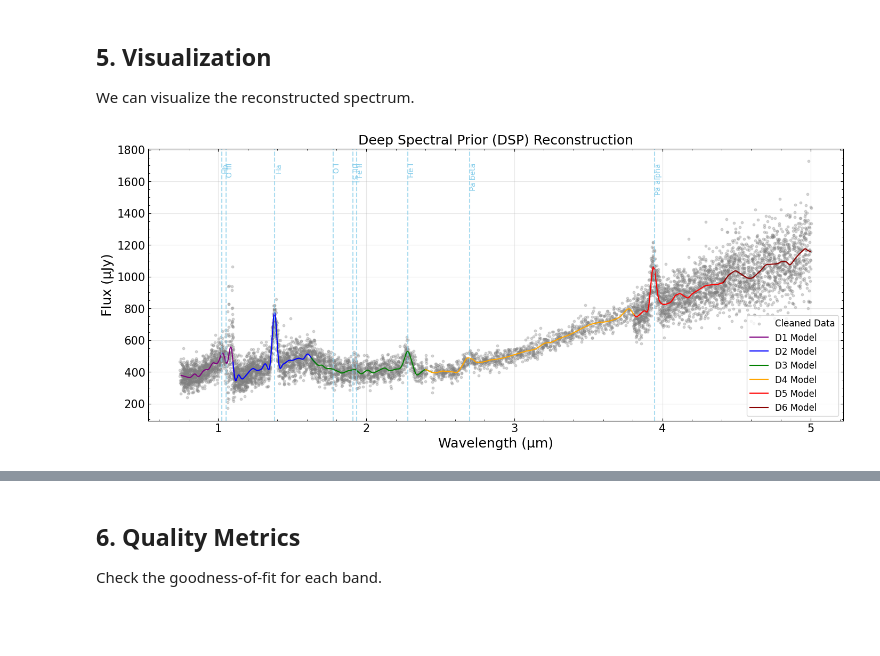
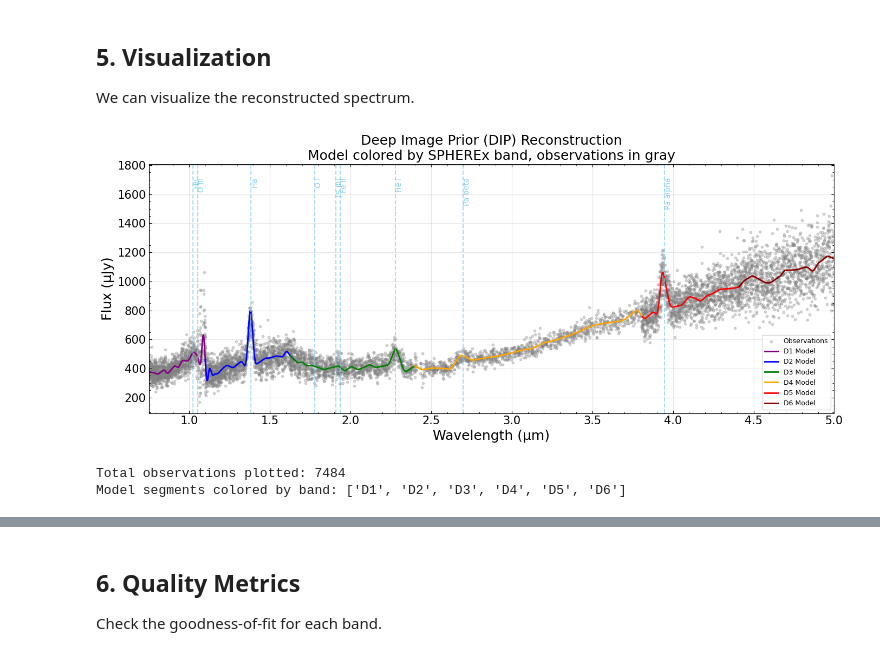
Before and after one commit to WenkeRen/spxquery, a Jupyter notebook: example/sed_reconstruction_demo_dsp.ipynb, the cells around one changed output, grey strips where cells are left out. Drawn from its saved outputs; the diff is of its cells as text; code cells hidden in the pictures; blank space fills up the shorter version.

```diff
--- a/example/sed_reconstruction_demo_dsp.ipynb
+++ b/example/sed_reconstruction_demo_dsp.ipynb
@@ -42,7 +42,7 @@ We configure the `SEDConfig` to use the PyTorch solver (`solver_type="torch"`) a
 # %%
 # Configure for Deep Spectral Prior
 config_dip = SEDConfig(
-    solver_type="torch",  # Use PyTorch solver
+    # solver_type="torch",  # Use PyTorch solver
     device=device,  # Use GPU acceleration if available
     # Global Grid Settings
     wavelength_range=(0.75, 5.0),  # Full spectral range
@@ -63,7 +63,7 @@ config_dip = SEDConfig(
 )
 
 print("DIP Configuration:")
-print(f"  Solver: {config_dip.solver_type}")
+# print(f"  Solver: {config_dip.solver_type}")
 print(f"  Resolution: {config_dip.global_resolution} pixels")
 print(f"  Device: {config_dip.device}")
 print(f"  Epochs: {config_dip.epochs}")
@@ -140,56 +139,84 @@ EL_LIST = {
     "O III": 5007,
     "Ha": 6563,
     "O I": 8446,
     "[S III]": 9069,
     "Fe II": 9202,
     "Pa alpha": 18756,
     "Pa beta": 12818,
     "He I": 10830,
 }
 redshift = 1.104663746549563
 
 # Plot the full spectrum
 fig, ax = plt.subplots(figsize=(14, 6))
 
-# Plot CLEANED data points (iterate through bands)
-# We use the band_data_dict loaded earlier
-colors = {"D1": "purple", "D2": "blue", "D3": "green", "D4": "orange", "D5": "red", "D6": "darkred"}
+# SPHEREx band wavelength ranges for coloring model segments
+BAND_WAVELENGTH_RANGES = {
+    "D1": (0.75, 1.12),  # Band 1: 0.75-1.12 μm
+    "D2": (1.10, 1.65),  # Band 2: 1.10-1.65 μm
+    "D3": (1.63, 2.44),  # Band 3: 1.63-2.44 μm
+    "D4": (2.40, 3.85),  # Band 4: 2.40-3.85 μm
+    "D5": (3.81, 4.43),  # Band 5: 3.81-4.43 μm
+    "D6": (4.41, 5.01),  # Band 6: 4.41-5.01 μm
+}
 
-for band, bd in band_data_dict.items():
-    ax.scatter(
-        bd.wavelength_center,
-        bd.flux,
-        color="gray",
-        alpha=0.3,
-        s=10,
-        label="Cleaned Data" if band == "D1" else None,  # Label only once
-    )
+# Colors for each band
+BAND_COLORS = {"D1": "purple", "D2": "blue", "D3": "green", "D4": "orange", "D5": "red", "D6": "darkred"}
 
-# Plot reconstructed bands
-# Since DIP produces a global spectrum, the band results are just slices of it
-for band in ["D1", "D2", "D3", "D4", "D5", "D6"]:
-    if band in result_dip.band_results:
-        res = result_dip.band_results[band]
-        ax.plot(res.wavelength, res.flux, color=colors.get(band, "black"), linewidth=1.5, label=f"{band} Model")
+# Plot ALL observation points in GRAY
+all_wavelengths = []
+all_fluxes = []
+for band_data in result_dip.band_data.values():
+    all_wavelengths.extend(band_data.wavelength_center)
+    all_fluxes.extend(band_data.flux)
+
+ax.scatter(
+    all_wavelengths,
+    all_fluxes,
+    color="gray",
+    alpha=0.3,
+    s=10,
+    label="Observations",
+    zorder=1,
+)
+
+# Plot model spectrum colored by band wavelength ranges
+global_wl = result_dip.wavelength
+global_flux = result_dip.flux
+
+for band, (wl_min, wl_max) in BAND_WAVELENGTH_RANGES.items():
+    color = BAND_COLORS.get(band, "black")
+    # Find wavelengths within this band range
+    band_mask = (global_wl >= wl_min) & (global_wl <= wl_max)
+    band_wl = global_wl[band_mask]
+    band_flux = global_flux[band_mask]
+
+    if len(band_wl) > 0:
+        ax.plot(band_wl, band_flux, color=color, linewidth=2, label=f"{band} Model", zorder=2)
 
 # Add emission line markers
 for line, wl_rest in EL_LIST.items():
     wl_obs = wl_rest * (1 + redshift) / 1e4  # Convert to microns
     if 0.75 <= wl_obs <= 5.0:
         ax.axvline(wl_obs, color="skyblue", linestyle="--", alpha=0.7)
         ax.text(wl_obs, ax.get_ylim()[1] * 0.95, line, rotation=90, color="skyblue", fontsize=10, ha="left", va="top")
 
 ax.set_xlabel("Wavelength (µm)")
 ax.set_ylabel("Flux (µJy)")
-ax.set_title("Deep Spectral Prior (DSP) Reconstruction")
-ax.legend(loc="lower right")
+ax.set_title("Deep Image Prior (DIP) Reconstruction\nModel colored by SPHEREx band, observations in gray")
+ax.legend(loc="best", fontsize=9)
 ax.grid(True, alpha=0.3)
-# ax.set_ylim(0, 1500)
+ax.set_xlim(result_dip.config.wavelength_range)
 
-# plt.tight_layout()
+plt.tight_layout()
 plt.show()
+
+print(f"Total observations plotted: {len(all_wavelengths)}")
+print(f"Model segments colored by band: {list(BAND_WAVELENGTH_RANGES.keys())}")
 # %% [output]
-[figure, old version]
+[figure, new version]
+Total observations plotted: 7484
+Model segments colored by band: ['D1', 'D2', 'D3', 'D4', 'D5', 'D6']
 # %%
 # Extract Halpha region from the global spectrum
 ha_rest = 6563  # Angstroms
```
Also changed, not shown: parts of 4 cells of this notebook, 3 other files.
